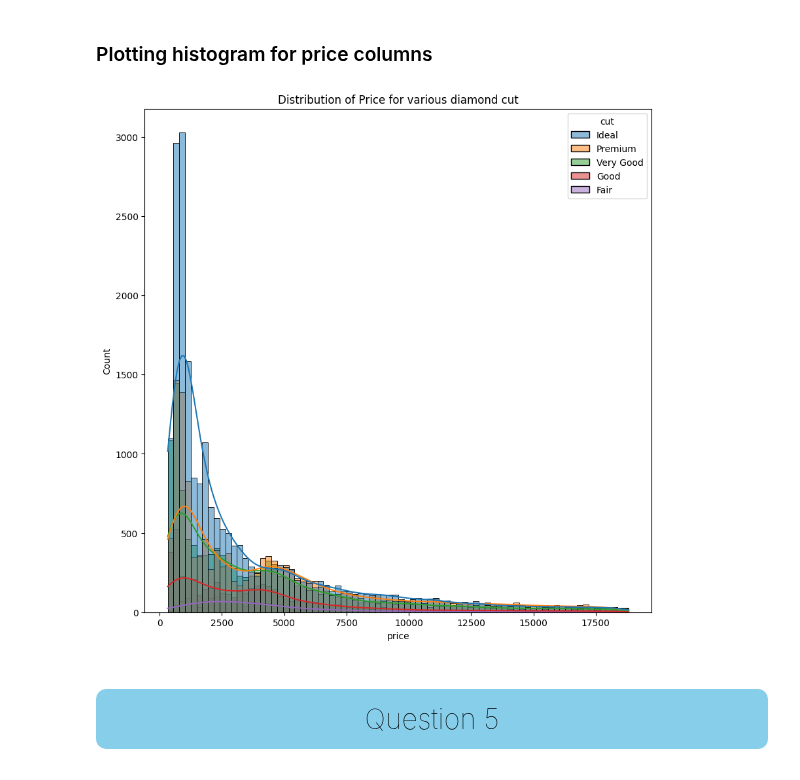
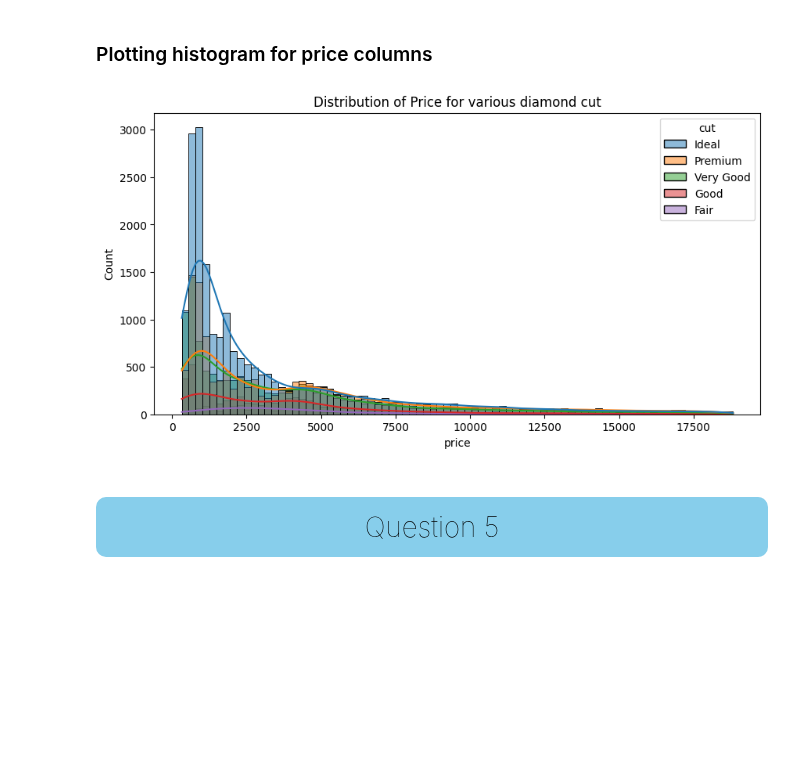
Before and after one commit to utkarshg1/PWSkills-Assignments, a Jupyter notebook: Assignment 27 - 03 March 2023/Assignment27Utkarsh.ipynb, the cells around one changed output. Cells and saved outputs as stored; diff of their text form; code cells hidden in the pictures; blank space fills up the shorter version.

```diff
--- a/Assignment 27 - 03 March 2023/Assignment27Utkarsh.ipynb
+++ b/Assignment 27 - 03 March 2023/Assignment27Utkarsh.ipynb
@@ -131,12 +131,12 @@ diamonds.head()
 ### Plotting histogram for price columns
 # %%
 import matplotlib.pyplot as plt
-plt.figure(figsize=(10,10))
+plt.figure(figsize=(10,5))
 sns.histplot(data=diamonds, x='price',hue='cut',kde=True)
 plt.title('Distribution of Price for various diamond cut')
 plt.show()
 # %% [output]
-[figure, old version]
+[figure, new version]
 # %% [markdown]
 <a id="5"></a>
 
```
